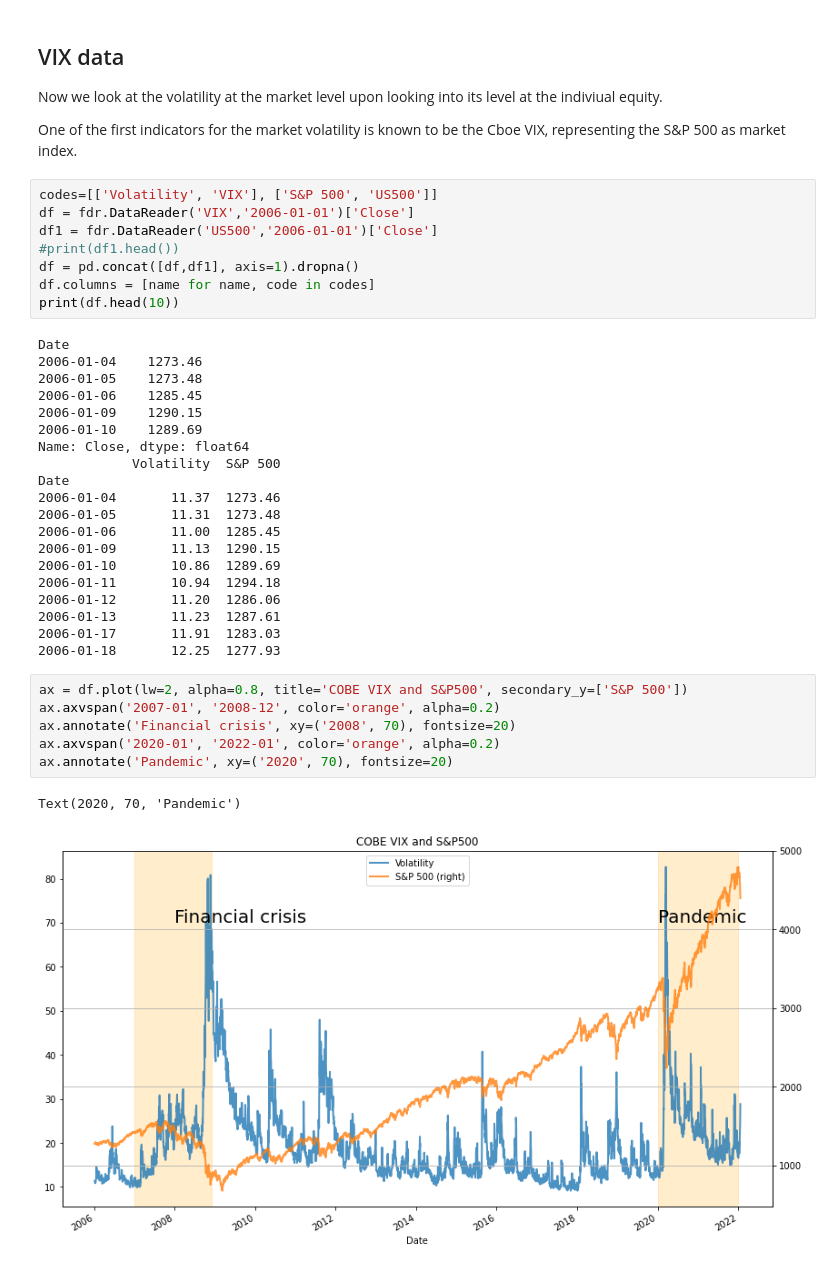
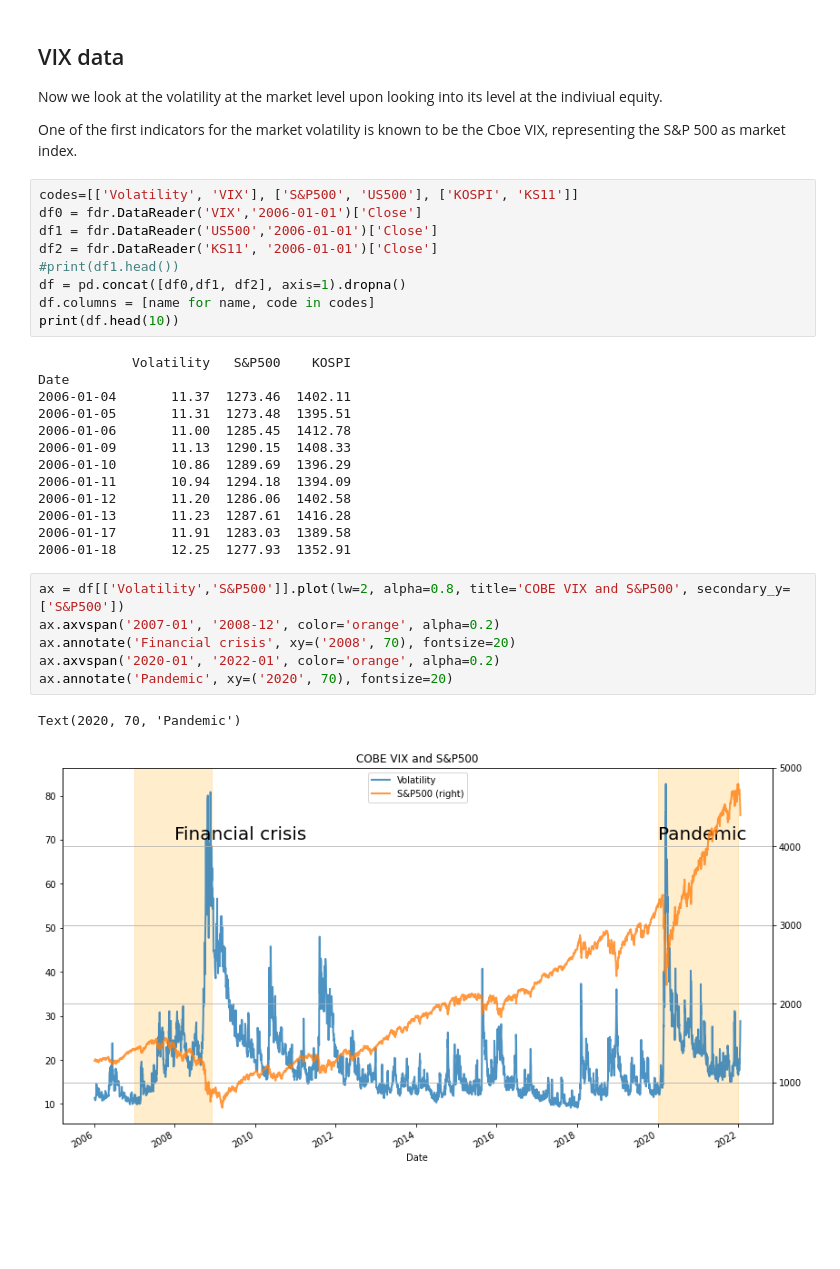
Before and after one commit to kimdesok/3D-Mnist-3D-Convolution-3D-CNN, a Jupyter notebook: VolatilityIndex.ipynb, the cells around one changed output. Saved outputs shown, nothing was run; the diff lists cells and outputs as text; blank space fills up the shorter version.

Commit message:
added the KOSPI index for another comparison with the VIX index

```diff
--- a/VolatilityIndex.ipynb
+++ b/VolatilityIndex.ipynb
@@ -52,40 +52,34 @@ Now we look at the volatility at the market level upon looking into its level at
 
 One of the first indicators for the market volatility is known to be the Cboe VIX, representing the S&P 500 as market index.
 # %%
-codes=[['Volatility', 'VIX'], ['S&P 500', 'US500']]
-df = fdr.DataReader('VIX','2006-01-01')['Close']
+codes=[['Volatility', 'VIX'], ['S&P500', 'US500'], ['KOSPI', 'KS11']]
+df0 = fdr.DataReader('VIX','2006-01-01')['Close']
 df1 = fdr.DataReader('US500','2006-01-01')['Close']
+df2 = fdr.DataReader('KS11', '2006-01-01')['Close']
 #print(df1.head())
-df = pd.concat([df,df1], axis=1).dropna()
+df = pd.concat([df0,df1, df2], axis=1).dropna()
 df.columns = [name for name, code in codes]
 print(df.head(10))
 # %% [output]
+            Volatility   S&P500    KOSPI
 Date
-2006-01-04    1273.46
-2006-01-05    1273.48
-2006-01-06    1285.45
-2006-01-09    1290.15
-2006-01-10    1289.69
-Name: Close, dtype: float64
-            Volatility  S&P 500
-Date
-2006-01-04       11.37  1273.46
-2006-01-05       11.31  1273.48
-2006-01-06       11.00  1285.45
-2006-01-09       11.13  1290.15
-2006-01-10       10.86  1289.69
-2006-01-11       10.94  1294.18
-2006-01-12       11.20  1286.06
-2006-01-13       11.23  1287.61
-2006-01-17       11.91  1283.03
-2006-01-18       12.25  1277.93
+2006-01-04       11.37  1273.46  1402.11
+2006-01-05       11.31  1273.48  1395.51
+2006-01-06       11.00  1285.45  1412.78
+2006-01-09       11.13  1290.15  1408.33
+2006-01-10       10.86  1289.69  1396.29
+2006-01-11       10.94  1294.18  1394.09
+2006-01-12       11.20  1286.06  1402.58
+2006-01-13       11.23  1287.61  1416.28
+2006-01-17       11.91  1283.03  1389.58
+2006-01-18       12.25  1277.93  1352.91
 # %%
-ax = df.plot(lw=2, alpha=0.8, title='COBE VIX and S&P500', secondary_y=['S&P 500'])
+ax = df[['Volatility','S&P500']].plot(lw=2, alpha=0.8, title='COBE VIX and S&P500', secondary_y=['S&P500'])
 ax.axvspan('2007-01', '2008-12', color='orange', alpha=0.2)
 ax.annotate('Financial crisis', xy=('2008', 70), fontsize=20)
 ax.axvspan('2020-01', '2022-01', color='orange', alpha=0.2)
 ax.annotate('Pandemic', xy=('2020', 70), fontsize=20)
 # %% [output]
 Text(2020, 70, 'Pandemic')
-[figure, old version]
+[figure, new version]
 # %%
```
Also changed, not shown: parts of 27 cells of this notebook.
